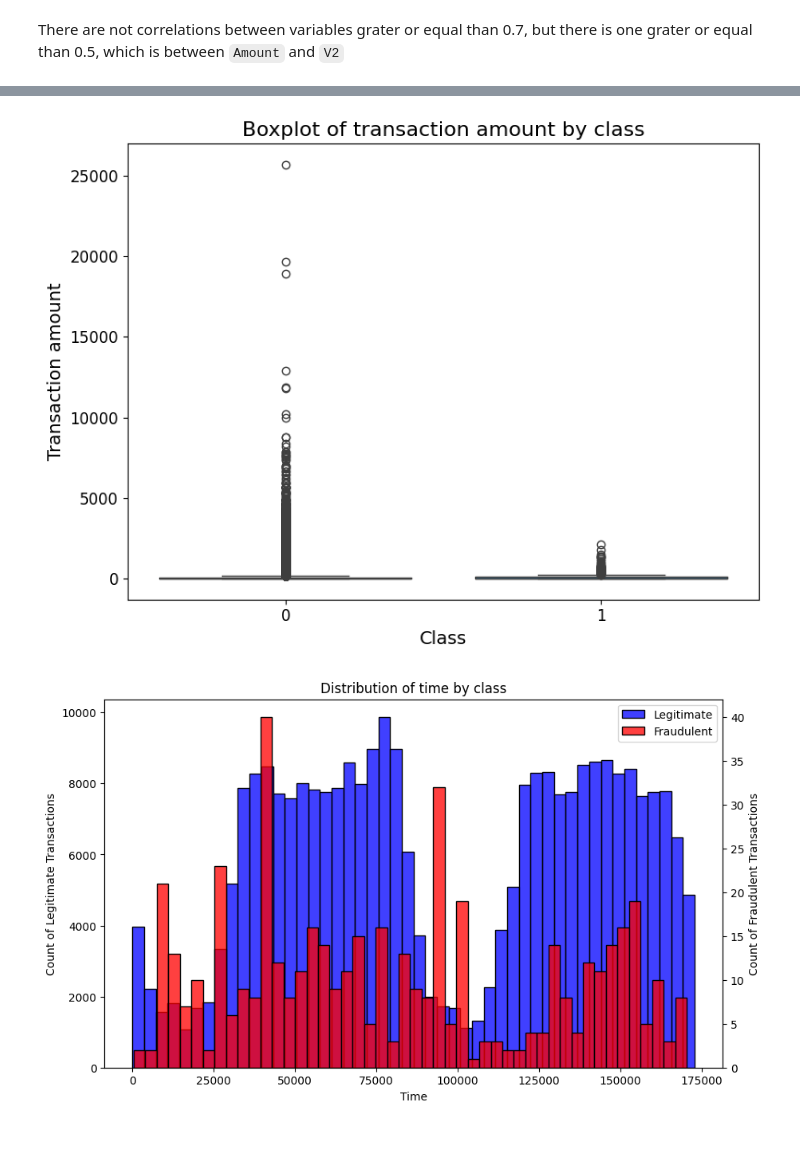
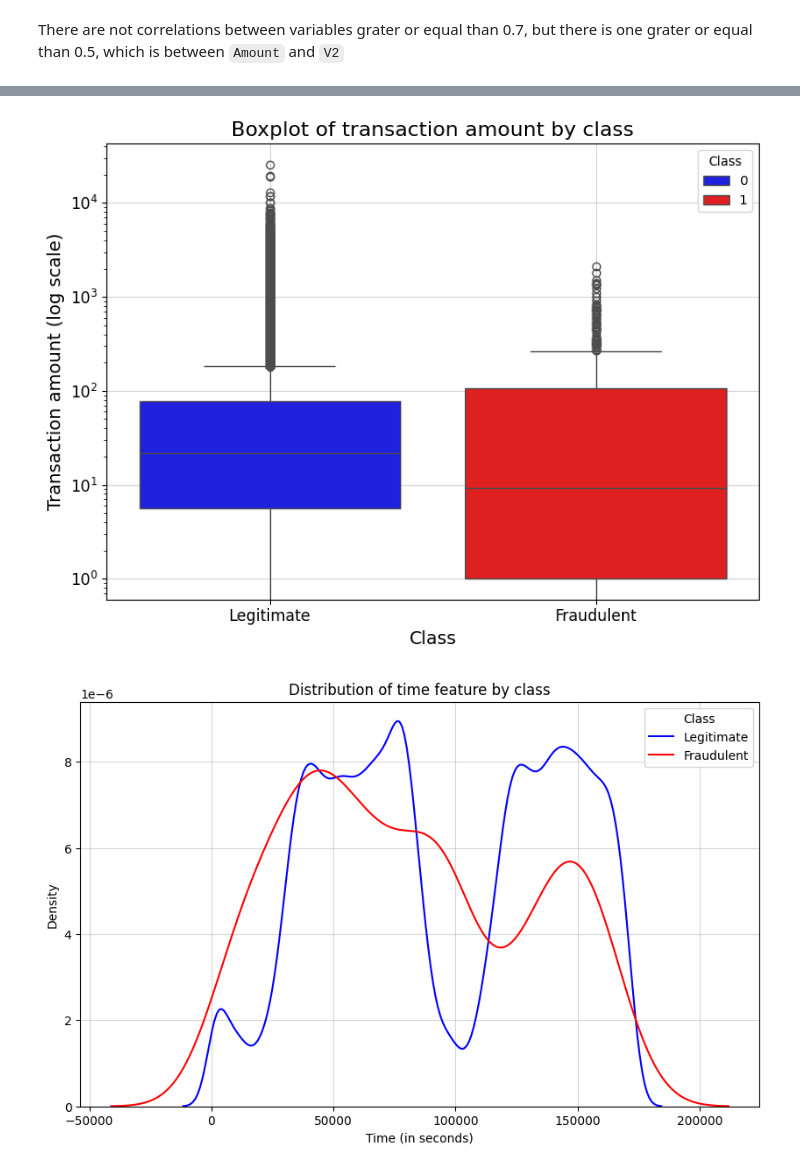
Before and after one commit to estivengrx/CognoRise_Infotech, a Jupyter notebook: notebooks/task1_transactions-fraud-detection/Credit card detection.ipynb, the cells around one changed output, grey strips where cells are left out. Cells and saved outputs as stored; diff of their text form; code cells hidden in the pictures; blank space fills up the shorter version.

Commit message:
feat: Added better graphs, added code to test imbalanced data in an ml basic model

```diff
--- a/notebooks/task1_transactions-fraud-detection/Credit card detection.ipynb
+++ b/notebooks/task1_transactions-fraud-detection/Credit card detection.ipynb
@@ -50,13 +66,15 @@ Retrieving data from Kaggle API
 # %%
-# Uploading the Kaggle API key (kaggle.json) to Colab
-from google.colab import files
-files.upload()
+# # Google Colab data retrieving
+# from google.colab import files
 
-# Move the uploaded file to the required location of Colab
-!mkdir -p ~/.kaggle
-!mv kaggle.json ~/.kaggle/
-!chmod 600 ~/.kaggle/kaggle.json
-!kaggle datasets download -d mlg-ulb/creditcardfraud #dataset download
-!unzip -q creditcardfraud.zip #unzipping the data
+# # Uploading the Kaggle API key (kaggle.json) to Colab
+# files.upload()
 
-df = pd.read_csv("creditcard.csv") #reading data as pandas dataframe
+# # Move the uploaded file to the required location of Colab
+# !mkdir -p ~/.kaggle
+# !mv kaggle.json ~/.kaggle/
+# !chmod 600 ~/.kaggle/kaggle.json
+# !kaggle datasets download -d mlg-ulb/creditcardfraud #dataset download
+# !unzip -q creditcardfraud.zip #unzipping the data
+
+# df = pd.read_csv("creditcard.csv") #reading data as pandas dataframe
@@ -126,37 +256,37 @@ plt.show()
 # %%
-# Boxplot of Amount by Class
+# Distribution of the 'Amount' feature
+plt.figure(figsize=(8, 6))
 
-plt.figure(figsize=(8, 6))
-sns.boxplot(x='Class', y='Amount', data=df)
+# Create the boxplot with distinct colors for each class
+sns.boxplot(x='Class', y='Amount', data=df, hue='Class', palette=['blue', 'red'])
+
+# Add labels and title
 plt.title('Boxplot of transaction amount by class', fontsize=16)
 plt.xlabel('Class', fontsize=14)
-plt.ylabel('Transaction amount', fontsize=14)
-plt.xticks(fontsize=12)
+plt.ylabel('Transaction amount (log scale)', fontsize=14)
+plt.xticks([0, 1], ['Legitimate', 'Fraudulent'], fontsize=12)
 plt.yticks(fontsize=12)
+
+plt.yscale('log') # Use a log scale for the y-axis
+plt.grid(True, alpha=0.5)
 plt.tight_layout()
 plt.show()
 # %% [output]
-[figure, old version]
+[figure, new version]
 # %%
-# Distribution of Time feature by class
+# Density plots for the 'Time' feature by class
 plt.figure(figsize=(10, 6))
 
-ax = sns.histplot(df[df['Class'] == 0]['Time'], bins=48, color='blue', label='Legitimate')
-plt.ylabel('Count of Legitimate Transactions')
+sns.kdeplot(df[df['Class'] == 0]['Time'], color='blue', label='Legitimate')
+sns.kdeplot(df[df['Class'] == 1]['Time'], color='red', label='Fraudulent')
 
-# Creating a twin Axes sharing the xaxis
-ax2 = ax.twinx()
-
-sns.histplot(df[df['Class'] == 1]['Time'], bins=48, color='red', label='Fraudulent', ax=ax2)
-plt.ylabel('Count of Fraudulent Transactions')
-plt.title('Distribution of time by class')
+# Add labels and title
 plt.xlabel('Time (in seconds)')
-
-# Adjusting legend
-lines, labels = ax.get_legend_handles_labels()
-lines2, labels2 = ax2.get_legend_handles_labels()
-ax.legend(lines + lines2, labels + labels2, loc='upper right')
+plt.ylabel('Density')
+plt.title('Distribution of time feature by class')
+plt.legend(title='Class')
+plt.grid(True, alpha=0.5)
 
 plt.show()
 # %% [output]
-[figure, old version]
+[figure, new version]
```
Also changed, not shown: parts of 19 cells of this notebook.
